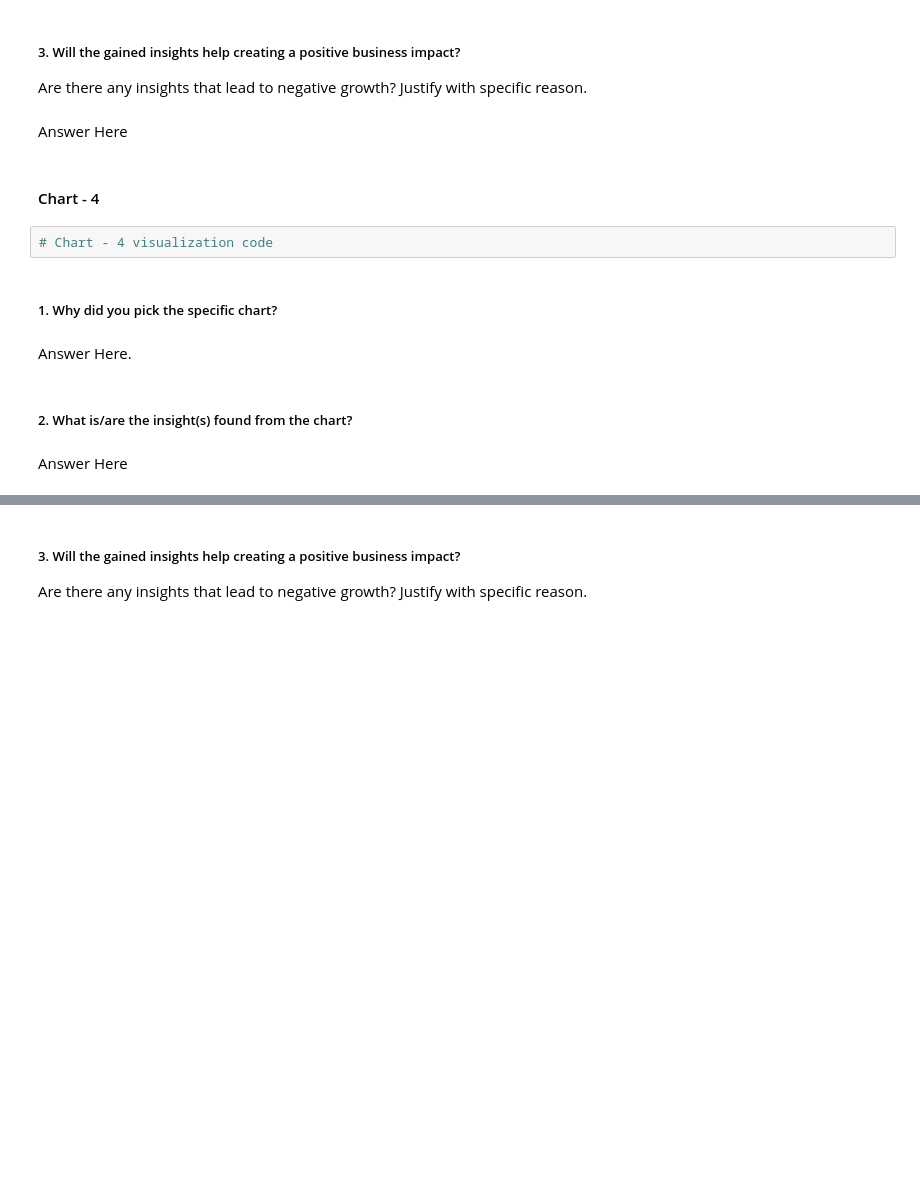
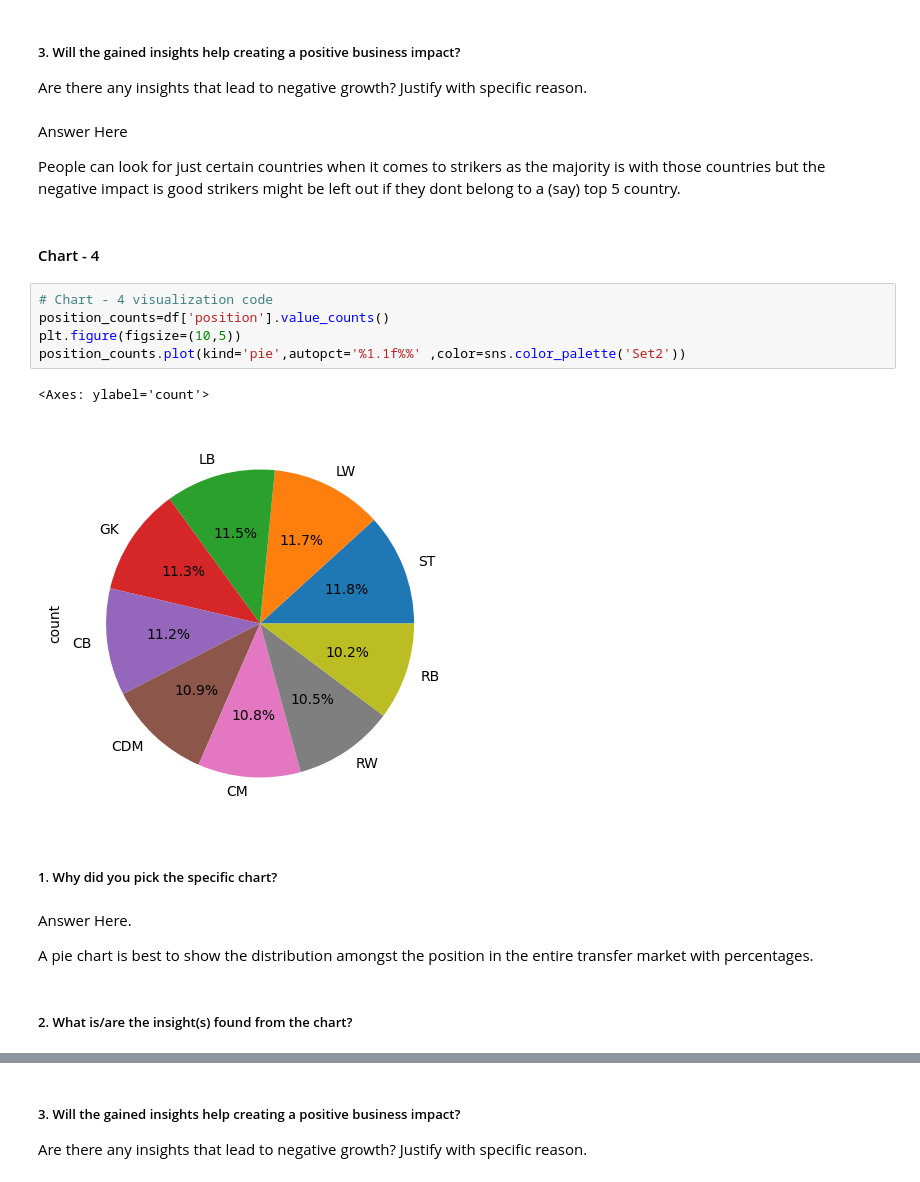
Before and after one commit to kushtagra7/fifa_transfermarket_analysis, a Jupyter notebook: Fifa_TransferMarket_EDA_Project.ipynb, the cells around one changed output, grey strips where cells are left out. Saved outputs shown, nothing was run; the diff lists cells and outputs as text; blank space fills up the shorter version.

```diff
--- a/Fifa_TransferMarket_EDA_Project.ipynb
+++ b/Fifa_TransferMarket_EDA_Project.ipynb
@@ -278,17 +292,25 @@ Answer Here
 # %% [markdown]
 ##### 3. Will the gained insights help creating a positive business impact?
 Are there any insights that lead to negative growth? Justify with specific reason.
-# %% [markdown]
-Answer Here
+# %% [markdown]
+Answer Here
+
+People can look for just certain countries when it comes to strikers as the majority is with those countries but the negative impact is good strikers might be left out if they dont belong to a (say) top 5 country.
 # %% [markdown]
 #### Chart - 4
-# %%
-# Chart - 4 visualization code
+# %%
+# Chart - 4 visualization code
+position_counts=df['position'].value_counts()
+plt.figure(figsize=(10,5))
+position_counts.plot(kind='pie',autopct='%1.1f%%' ,color=sns.color_palette('Set2'))
+# %% [output]
+<Axes: ylabel='count'>
+[figure, added]
 # %% [markdown]
 ##### 1. Why did you pick the specific chart?
-# %% [markdown]
-Answer Here.
+# %% [markdown]
+Answer Here.
+
+A pie chart is best to show the distribution amongst the position in the entire transfer market with percentages.
 # %% [markdown]
 ##### 2. What is/are the insight(s) found from the chart?
-# %% [markdown]
-Answer Here
```
Also changed, not shown: parts of 17 cells of this notebook.
